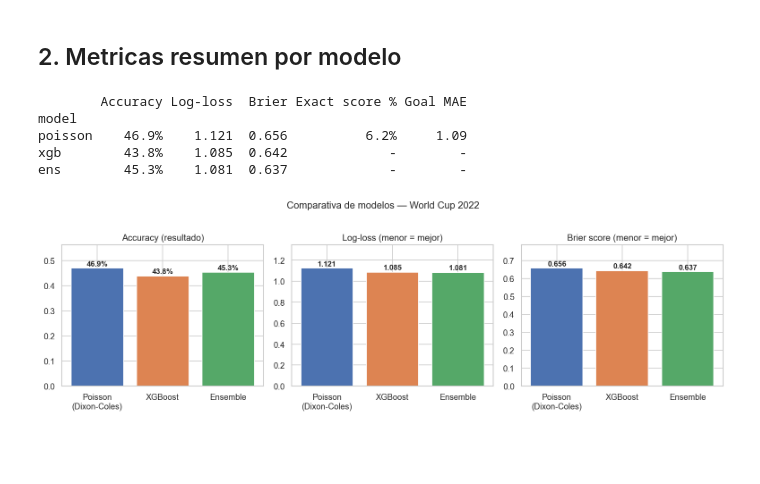
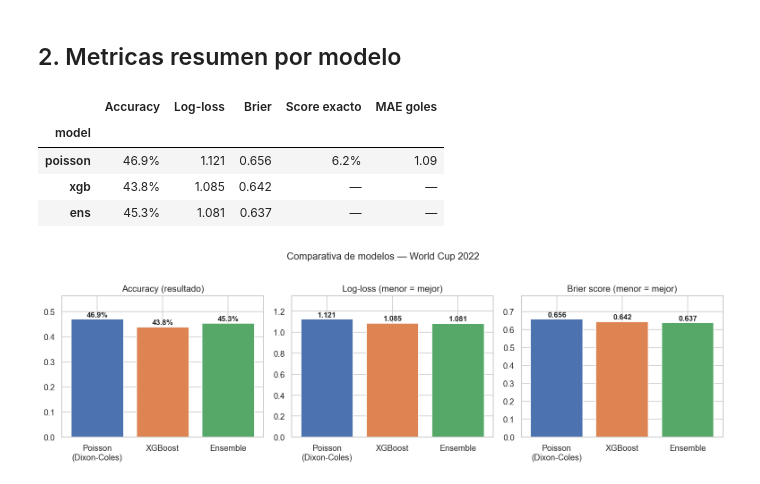
Before and after one commit to mathew-rojas/pred-mundial-2026, a Jupyter notebook: notebooks/02_backtest_wc2022.ipynb, the cells around one changed output. Cells and saved outputs as stored; diff of their text form; code cells hidden in the pictures; blank space fills up the shorter version.

```diff
--- a/notebooks/02_backtest_wc2022.ipynb
+++ b/notebooks/02_backtest_wc2022.ipynb
@@ -41,23 +41,30 @@ Resultados generados: 64 partidos
 ## 2. Metricas resumen por modelo
 # %%
 metrics_rows = [compute_metrics(results, m) for m in ('poisson', 'xgb', 'ens')]
-metrics_df = pd.DataFrame(metrics_rows).set_index('model')
+metrics_df   = pd.DataFrame(metrics_rows).set_index('model')
 
-display_df = metrics_df[['accuracy','log_loss','brier','exact_score_acc','goal_mae']].copy()
-display_df.columns = ['Accuracy','Log-loss','Brier','Exact score %','Goal MAE']
-display_df['Accuracy']     = display_df['Accuracy'].map('{:.1%}'.format)
-display_df['Log-loss']     = display_df['Log-loss'].map('{:.3f}'.format)
-display_df['Brier']        = display_df['Brier'].map('{:.3f}'.format)
-display_df['Exact score %'] = display_df['Exact score %'].map(lambda x: f'{x:.1%}' if pd.notna(x) else '-')
-display_df['Goal MAE']     = display_df['Goal MAE'].map(lambda x: f'{x:.2f}' if pd.notna(x) else '-')
+tbl = metrics_df[['accuracy','log_loss','brier','exact_score_acc','goal_mae']].copy()
+tbl.columns = ['Accuracy','Log-loss','Brier','Score exacto','MAE goles']
 
-print(display_df.to_string())
+display(
+    tbl.style
+    .format({
+        'Accuracy':     '{:.1%}',
+        'Log-loss':     '{:.3f}',
+        'Brier':        '{:.3f}',
+        'Score exacto': lambda x: f'{x:.1%}' if pd.notna(x) else '—',
+        'MAE goles':    lambda x: f'{x:.2f}' if pd.notna(x) else '—',
+    })
+    .background_gradient(subset=['Accuracy'], cmap='Greens', vmin=0.3, vmax=0.6)
+    .background_gradient(subset=['Log-loss','Brier'], cmap='Reds_r', vmin=0.6, vmax=1.2)
+    .set_properties(**{'font-size': '12px', 'text-align': 'center'})
+)
 # %% [output]
-        Accuracy Log-loss  Brier Exact score % Goal MAE
-model
-poisson    46.9%    1.121  0.656          6.2%     1.09
-xgb        43.8%    1.085  0.642             -        -
-ens        45.3%    1.081  0.637             -        -
+|  | Accuracy | Log-loss | Brier | Score exacto | MAE goles |
+| model |  |  |  |  |  |
+| poisson | 46.9% | 1.121 | 0.656 | 6.2% | 1.09 |
+| xgb | 43.8% | 1.085 | 0.642 | — | — |
+| ens | 45.3% | 1.081 | 0.637 | — | — |
 # %%
 # Bar chart — accuracy comparison
 accs = {m: compute_metrics(results, m)['accuracy'] for m in ('poisson','xgb','ens')}
```
Also changed, not shown: parts of 4 cells of this notebook, 3 other files.
